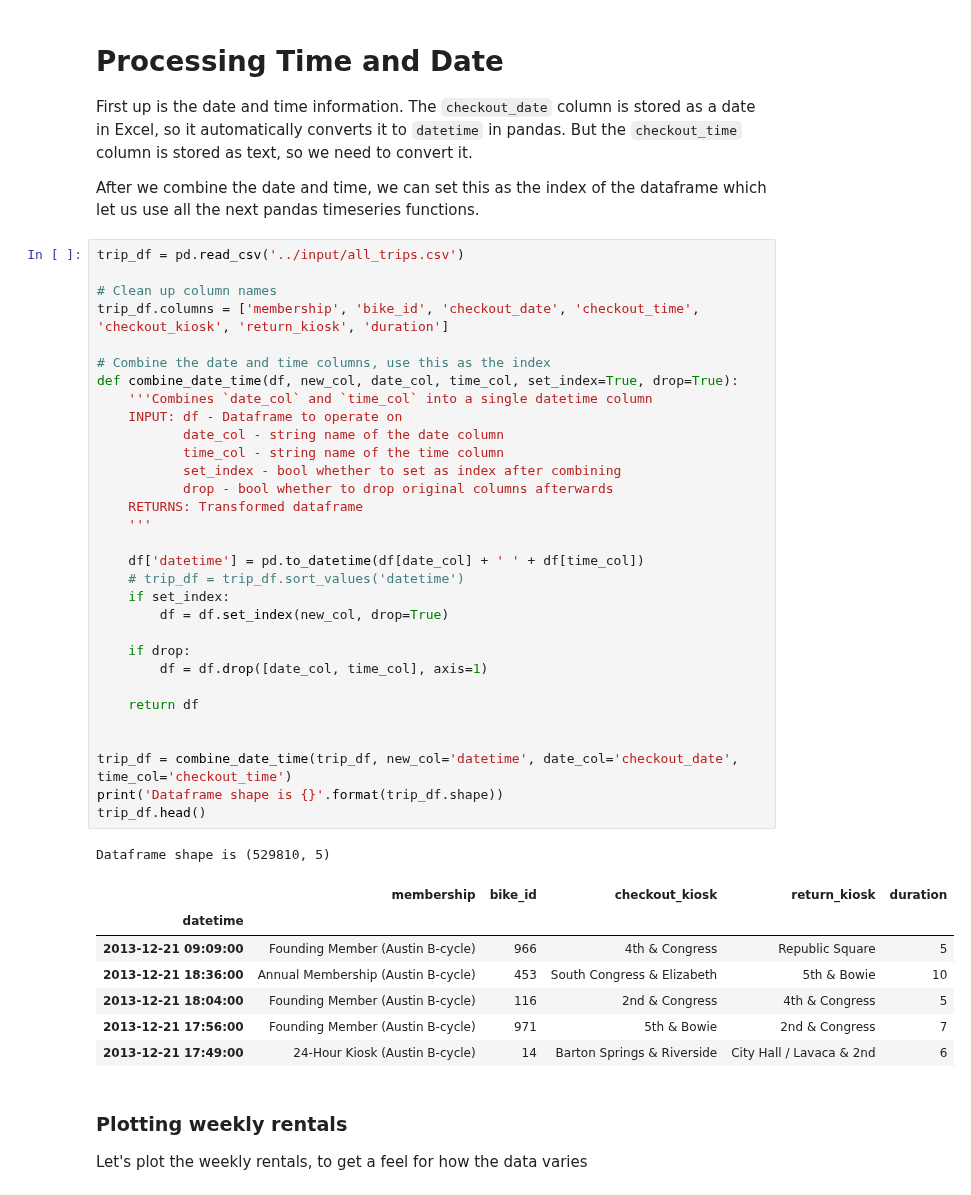
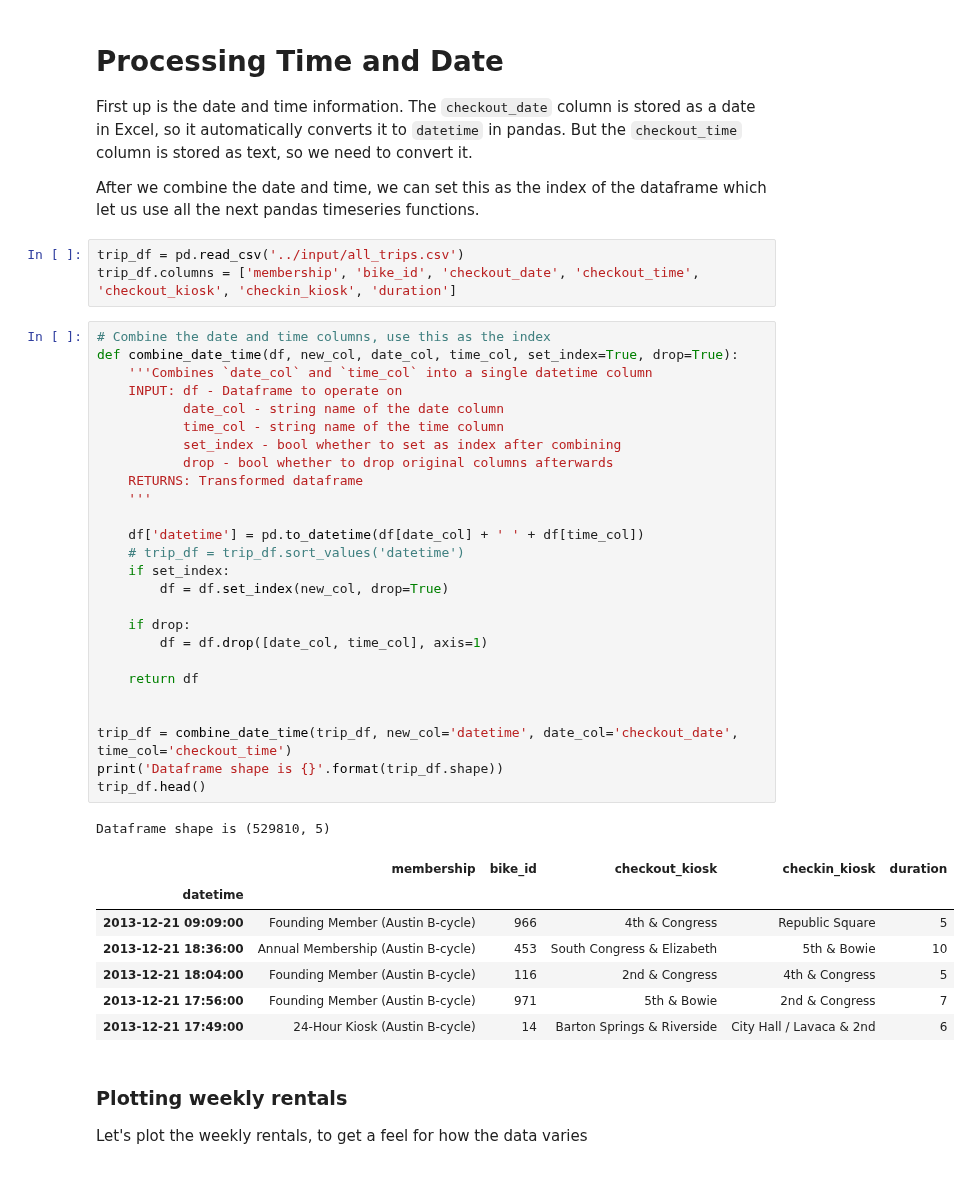
Before and after one commit to timgasser/bcycle-austin, a Jupyter notebook: notebooks/bcycle_all_data_eda.ipynb, the cells around one changed output. Drawn from its saved outputs; the diff is of its cells as text.

```diff
--- a/notebooks/bcycle_all_data_eda.ipynb
+++ b/notebooks/bcycle_all_data_eda.ipynb
@@ -51,40 +51,38 @@ def plot_lines(df, subplots, title, xlabel, ylabel):
 First up is the date and time information. The `checkout_date` column is stored as a date in Excel, so it automatically converts it to `datetime` in pandas. But the `checkout_time` column is stored as text, so we need to convert it.
 
 After we combine the date and time, we can set this as the index of the dataframe which let us use all the next pandas timeseries functions.
+# %%
+trip_df = pd.read_csv('../input/all_trips.csv')
+trip_df.columns = ['membership', 'bike_id', 'checkout_date', 'checkout_time', 'checkout_kiosk', 'checkin_kiosk', 'duration']
 # %%
-trip_df = pd.read_csv('../input/all_trips.csv')
-
-# Clean up column names
-trip_df.columns = ['membership', 'bike_id', 'checkout_date', 'checkout_time', 'checkout_kiosk', 'return_kiosk', 'duration']
-
 # Combine the date and time columns, use this as the index
 def combine_date_time(df, new_col, date_col, time_col, set_index=True, drop=True):
     '''Combines `date_col` and `time_col` into a single datetime column
     INPUT: df - Dataframe to operate on
            date_col - string name of the date column
            time_col - string name of the time column
            set_index - bool whether to set as index after combining
            drop - bool whether to drop original columns afterwards
     RETURNS: Transformed dataframe
     '''
 
     df['datetime'] = pd.to_datetime(df[date_col] + ' ' + df[time_col])
     # trip_df = trip_df.sort_values('datetime')
     if set_index:
         df = df.set_index(new_col, drop=True)
 
     if drop:
         df = df.drop([date_col, time_col], axis=1)
 
     return df
 
 
 trip_df = combine_date_time(trip_df, new_col='datetime', date_col='checkout_date', time_col='checkout_time')
 print('Dataframe shape is {}'.format(trip_df.shape))
 trip_df.head()
 # %% [output]
 Dataframe shape is (529810, 5)
-|  | membership | bike_id | checkout_kiosk | return_kiosk | duration |
+|  | membership | bike_id | checkout_kiosk | checkin_kiosk | duration |
 | datetime |  |  |  |  |  |
 | 2013-12-21 09:09:00 | Founding Member (Austin B-cycle) | 966 | 4th & Congress | Republic Square | 5 |
 | 2013-12-21 18:36:00 | Annual Membership (Austin B-cycle) | 453 | South Congress & Elizabeth | 5th & Bowie | 10 |
```
Also changed, not shown: parts of 49 cells of this notebook.
